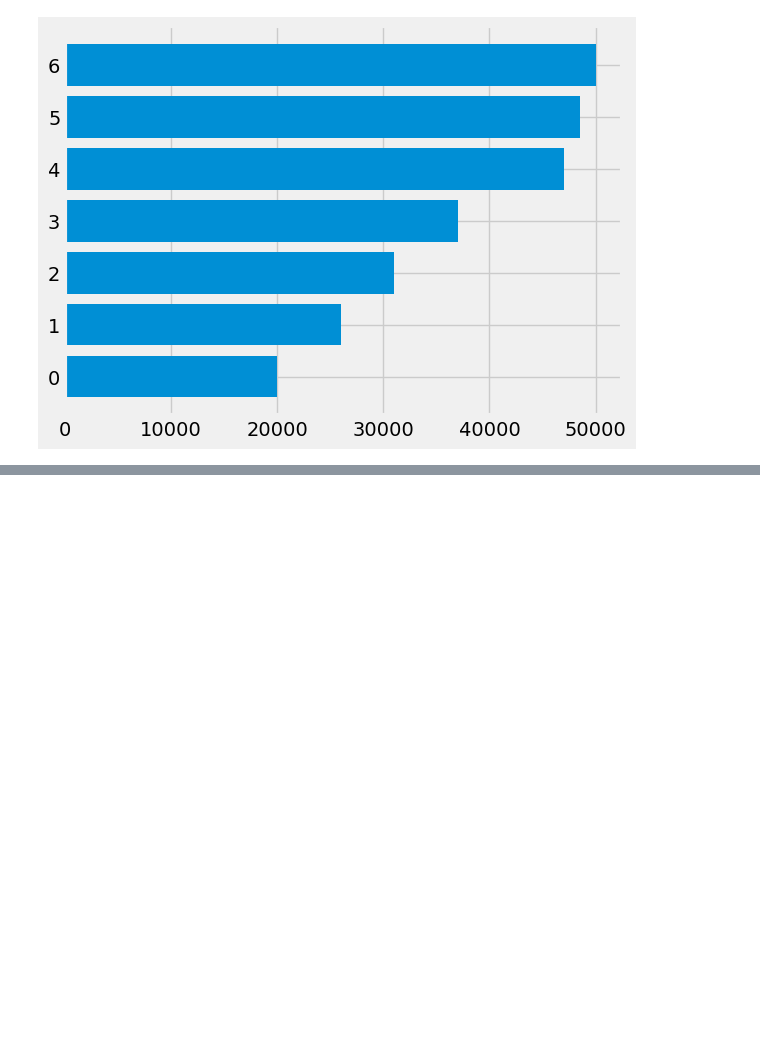
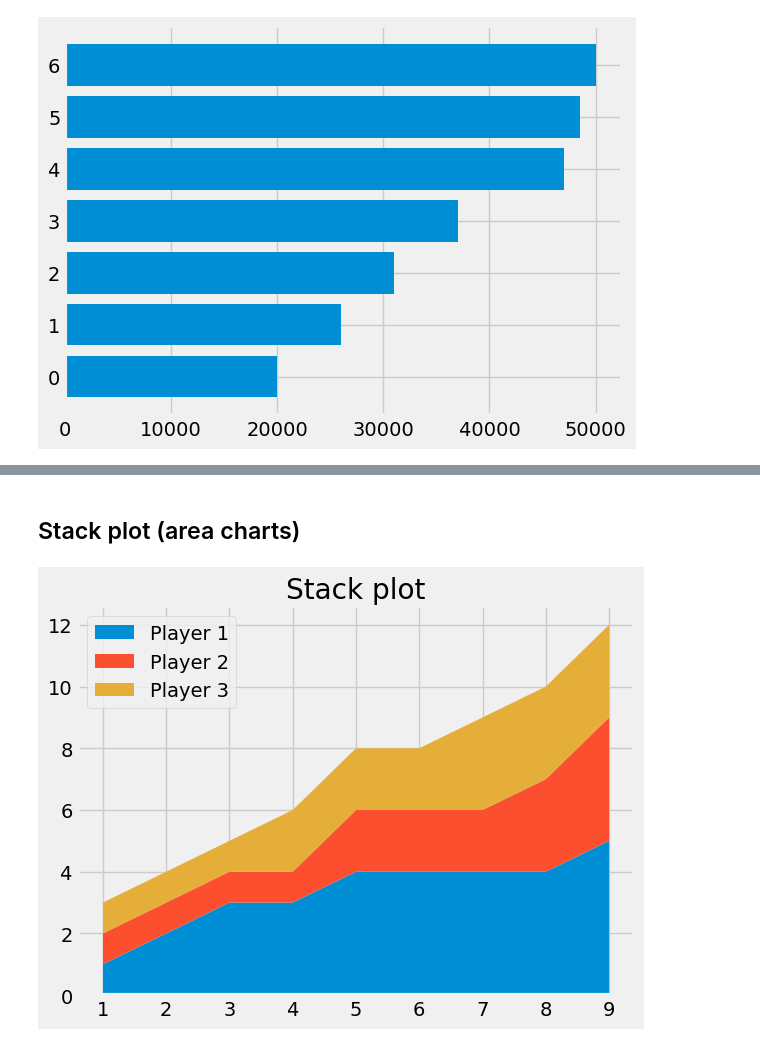
Before and after one commit to 4xel-C/Python-plotting-notes, a Jupyter notebook: MatPlotLib-tutorial.ipynb, the cells around one changed output, grey strips where cells are left out. Cells and saved outputs as stored; diff of their text form; code cells hidden in the pictures; blank space fills up the shorter version.

```diff
--- a/MatPlotLib-tutorial.ipynb
+++ b/MatPlotLib-tutorial.ipynb
@@ -77,0 +101,20 @@ plt.barh(x_indexes, salary_py, label="Python")   #horizontal bar chart
+# %% [markdown]
+## Stack plot (area charts)
+# %%
+minutes = [1, 2, 3, 4, 5, 6, 7, 8, 9]
+#How many points each players scored during each minutes
+player1 = [1, 2, 3, 3, 4, 4, 4, 4, 5]
+player2 = [1, 1, 1, 1, 2, 2, 2, 3, 4]
+player3 = [1, 1, 1, 2, 2, 2, 3, 3, 3]
+labels = ['Player 1', 'Player 2', 'Player 3']
+
+
+plt.stackplot(minutes, player1, player2, player3, labels=labels)
+
+plt.legend(loc='upper left')   #loc attributes is usefull to relocate the legend in case the defaut location dosn't fit
+                               #Can also recieve coordinates tupples: (0.07, 0.05) for exemple
+
+plt.title("Stack plot")
+plt.show()
+# %% [output]
+[figure, added]
```
Also changed, not shown: parts of 20 cells of this notebook.
